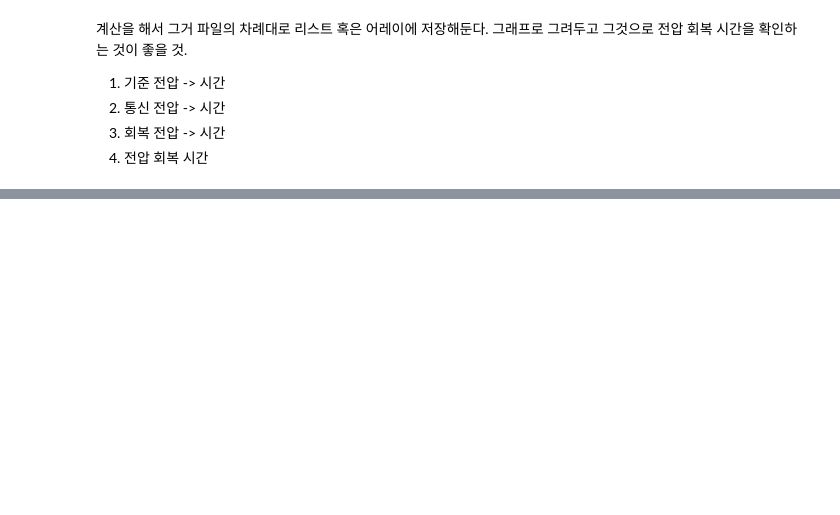
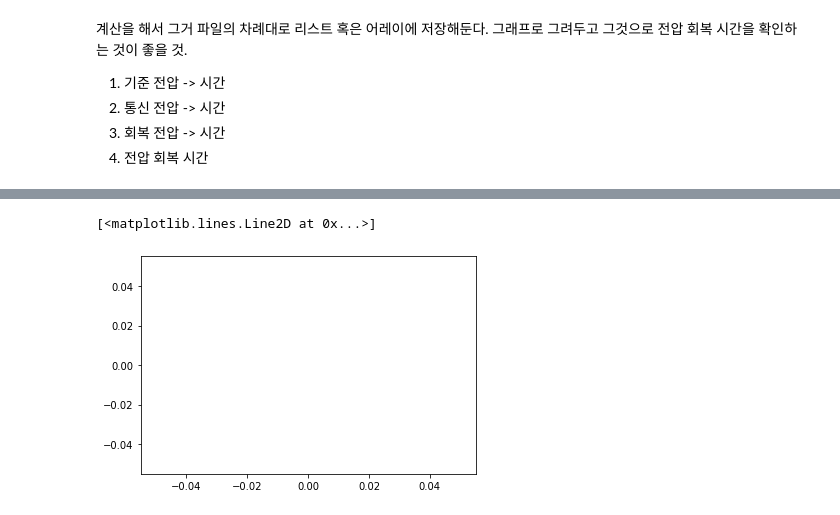
Before and after one commit to minD9it/Battery, a Jupyter notebook: DataAnalysis_test.ipynb, the cells around one changed output, grey strips where cells are left out. Saved outputs shown, nothing was run; the diff lists cells and outputs as text; code cells hidden in the pictures; blank space fills up the shorter version.

```diff
--- a/DataAnalysis_test.ipynb
+++ b/DataAnalysis_test.ipynb
@@ -163,0 +151,12 @@ KeyboardInterrupt:
+# %%
+comm = []
+comm.append(comm_[0])
+
+for idx in range(int(len(comm_)-1)):
+#     print("index", idx, "i", comm_[idx])
+#     print("index+1", idx+1, "i", comm_[idx+1])
+    if comm_[idx]+1 != comm_[idx+1]:
+#         print("index+1", idx+1, "i", comm_[idx+1])
+#         print(comm)
+        comm.append(comm_[idx+1])
+#         print(comm)
@@ -163,0 +168,2 @@ KeyboardInterrupt:
+# %%
+criteria = np.array(comm) - 1
@@ -163,0 +183,21 @@ KeyboardInterrupt:
+# %%
+crit = 0.5
+# %%
+recovery_time=[]
+recovery_rate=[]
+recovery_voltage=[]
+
+for idx, i in enumerate(tqdm(criteria)): #기준 전압
+#     print(i)
+    for j in range(int(len(data['Voltage(V)']))): #전압 회복률을 계산해야 함
+#         print(j+i)
+        if j+i == comm[idx+1]: #j+i(index)가 다음 기준 전압 인덱스일 때
+            break
+        rate = round(((data['Voltage(V)'][i] - data['Voltage(V)'][j+i+1]) * 100), 2)
+        time = data['Time'][j+i]
+        vol = data['Voltage(V)'][j+i]
+
+        if rate >= crit:
+            recovery_rate.append(rate)
+            recovery_time.append(time)
+            recovery_voltage.append(vol)
@@ -163,0 +226,5 @@ KeyboardInterrupt:
+# %%
+plt.plot(recovery_rate)
+# %% [output]
+[<matplotlib.lines.Line2D at 0x...>]
+[figure, added]
```
Also changed, not shown: parts of 15 cells of this notebook, 1 other file.
